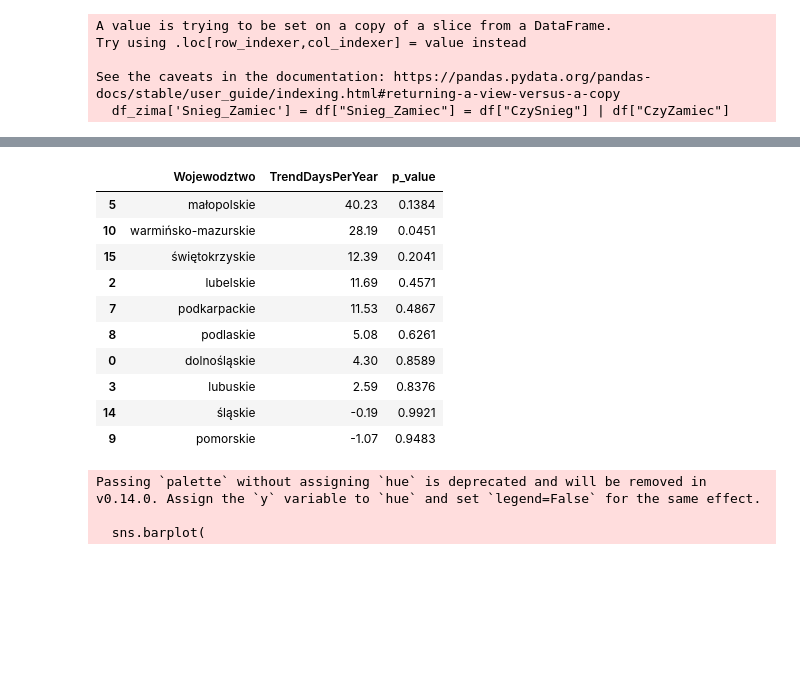
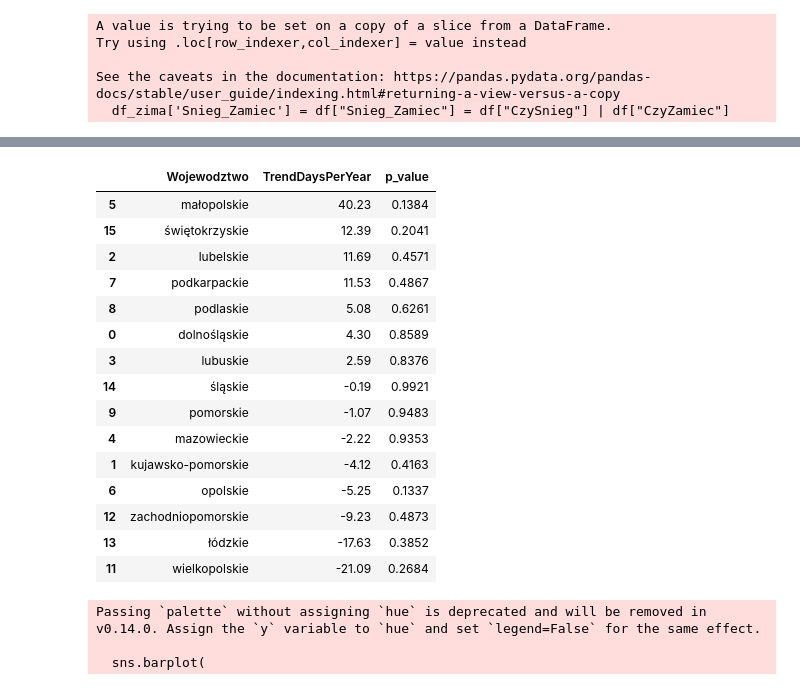
Before and after one commit to ankhralovich/wwsi-umisi, a Jupyter notebook: 2-semestr/zpd/lab-3-klimat.ipynb, the cells around one changed output, grey strips where cells are left out. Cells and saved outputs as stored; diff of their text form; code cells hidden in the pictures; blank space fills up the shorter version.

```diff
--- a/2-semestr/zpd/lab-3-klimat.ipynb
+++ b/2-semestr/zpd/lab-3-klimat.ipynb
@@ -213,6 +215,8 @@ Index(['Unnamed: 0', 'Data', 'TemperaturaPowietrza', 'WysokoscOpadu',
        'Wojewodztwo', 'Szerokosc', 'Dlugosc', 'Wysokosc', 'Rok', 'Miesiąc',
        'Sezon'],
       dtype='object')
+# %%
+df["TemperaturaPowietrza"] = df["TemperaturaPowietrza"].interpolate(method="linear")
 # %% [markdown]
 ### Agregacja
 # %%
@@ -493,20 +486,25 @@ for woj, group in df_days_snow.groupby("Wojewodztwo"):
     })
 
 df_trends_snow = pd.DataFrame(trends)
-# %%
-df_trends_snow.head(10)
-# %% [output]
-|  | Wojewodztwo | TrendDaysPerYear | p_value |
-| 5 | małopolskie | 40.23 | 0.1384 |
-| 10 | warmińsko-mazurskie | 28.19 | 0.0451 |
-| 15 | świętokrzyskie | 12.39 | 0.2041 |
-| 2 | lubelskie | 11.69 | 0.4571 |
-| 7 | podkarpackie | 11.53 | 0.4867 |
-| 8 | podlaskie | 5.08 | 0.6261 |
-| 0 | dolnośląskie | 4.30 | 0.8589 |
-| 3 | lubuskie | 2.59 | 0.8376 |
-| 14 | śląskie | -0.19 | 0.9921 |
-| 9 | pomorskie | -1.07 | 0.9483 |
+# %%
+df_trends_snow[df_trends_snow.p_value > 0.05]
+# %% [output]
+|  | Wojewodztwo | TrendDaysPerYear | p_value |
+| 5 | małopolskie | 40.23 | 0.1384 |
+| 15 | świętokrzyskie | 12.39 | 0.2041 |
+| 2 | lubelskie | 11.69 | 0.4571 |
+| 7 | podkarpackie | 11.53 | 0.4867 |
+| 8 | podlaskie | 5.08 | 0.6261 |
+| 0 | dolnośląskie | 4.30 | 0.8589 |
+| 3 | lubuskie | 2.59 | 0.8376 |
+| 14 | śląskie | -0.19 | 0.9921 |
+| 9 | pomorskie | -1.07 | 0.9483 |
+| 4 | mazowieckie | -2.22 | 0.9353 |
+| 1 | kujawsko-pomorskie | -4.12 | 0.4163 |
+| 6 | opolskie | -5.25 | 0.1337 |
+| 12 | zachodniopomorskie | -9.23 | 0.4873 |
+| 13 | łódzkie | -17.63 | 0.3852 |
+| 11 | wielkopolskie | -21.09 | 0.2684 |
 # %%
 
 
```
Also changed, not shown: parts of 18 cells of this notebook.
